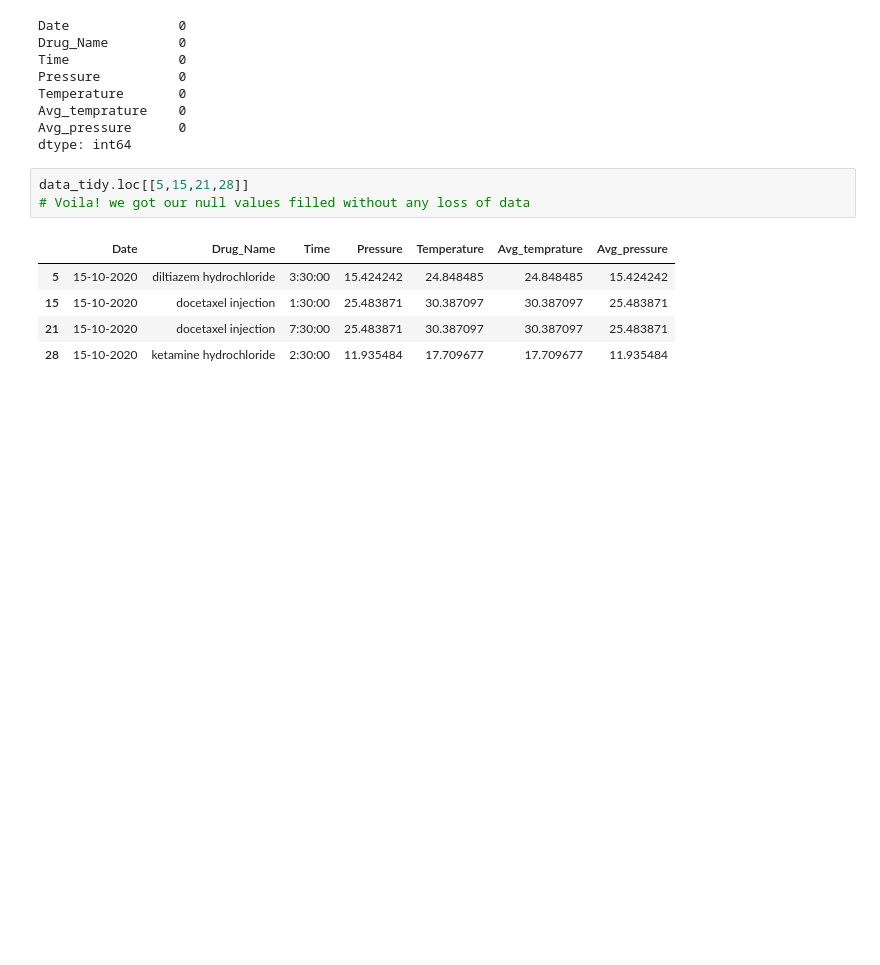
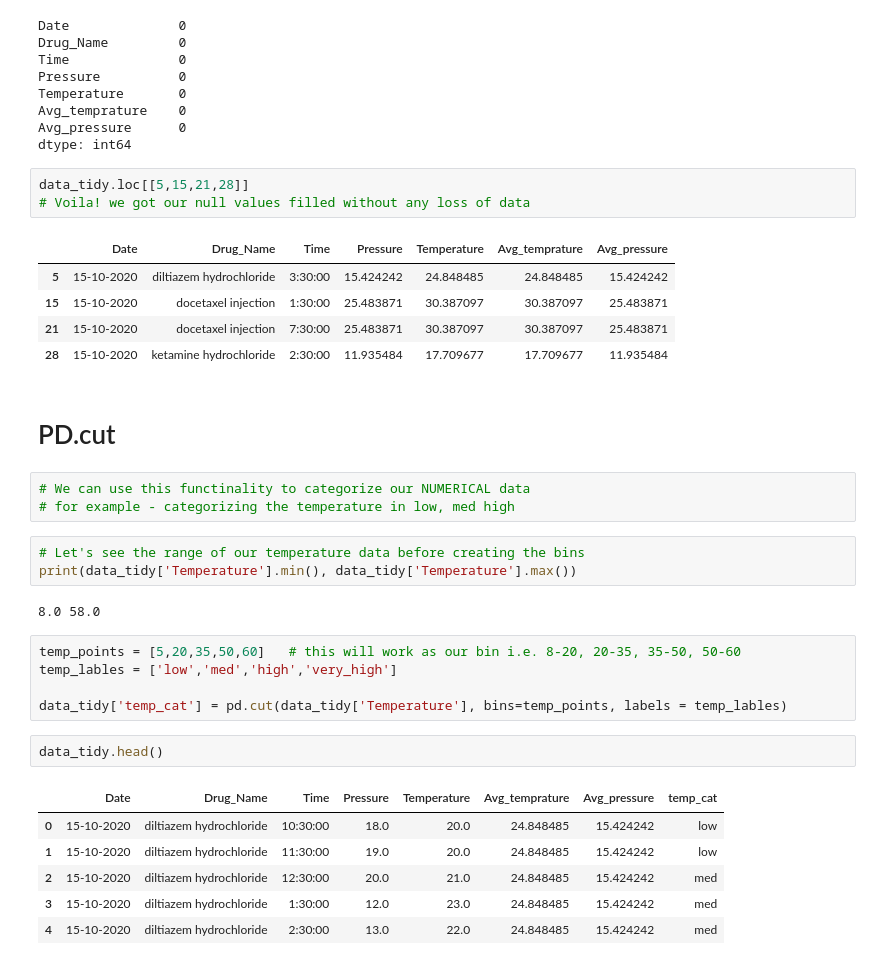
Before and after one commit to shahzarhusain/python_libraries, a Jupyter notebook: pharma_data_analysis.ipynb, the cells around one changed output. Saved outputs shown, nothing was run; the diff lists cells and outputs as text; blank space fills up the shorter version.

```diff
--- a/pharma_data_analysis.ipynb
+++ b/pharma_data_analysis.ipynb
@@ -442,3 +442,27 @@ data_tidy.loc[[5,15,21,28]]
 | 15 | 15-10-2020 | docetaxel injection | 1:30:00 | 25.483871 | 30.387097 | 30.387097 | 25.483871 |
 | 21 | 15-10-2020 | docetaxel injection | 7:30:00 | 25.483871 | 30.387097 | 30.387097 | 25.483871 |
 | 28 | 15-10-2020 | ketamine hydrochloride | 2:30:00 | 11.935484 | 17.709677 | 17.709677 | 11.935484 |
+# %% [markdown]
+# PD.cut
+# %%
+# We can use this functinality to categorize our NUMERICAL data
+# for example - categorizing the temperature in low, med high
+# %%
+# Let's see the range of our temperature data before creating the bins
+print(data_tidy['Temperature'].min(), data_tidy['Temperature'].max())
+# %% [output]
+8.0 58.0
+# %%
+temp_points = [5,20,35,50,60]   # this will work as our bin i.e. 8-20, 20-35, 35-50, 50-60
+temp_lables = ['low','med','high','very_high']
+
+data_tidy['temp_cat'] = pd.cut(data_tidy['Temperature'], bins=temp_points, labels = temp_lables)
+# %%
+data_tidy.head()
+# %% [output]
+|  | Date | Drug_Name | Time | Pressure | Temperature | Avg_temprature | Avg_pressure | temp_cat |
+| 0 | 15-10-2020 | diltiazem hydrochloride | 10:30:00 | 18.0 | 20.0 | 24.848485 | 15.424242 | low |
+| 1 | 15-10-2020 | diltiazem hydrochloride | 11:30:00 | 19.0 | 20.0 | 24.848485 | 15.424242 | low |
+| 2 | 15-10-2020 | diltiazem hydrochloride | 12:30:00 | 20.0 | 21.0 | 24.848485 | 15.424242 | med |
+| 3 | 15-10-2020 | diltiazem hydrochloride | 1:30:00 | 12.0 | 23.0 | 24.848485 | 15.424242 | med |
+| 4 | 15-10-2020 | diltiazem hydrochloride | 2:30:00 | 13.0 | 22.0 | 24.848485 | 15.424242 | med |
```
Also changed, not shown: parts of 12 cells of this notebook.
